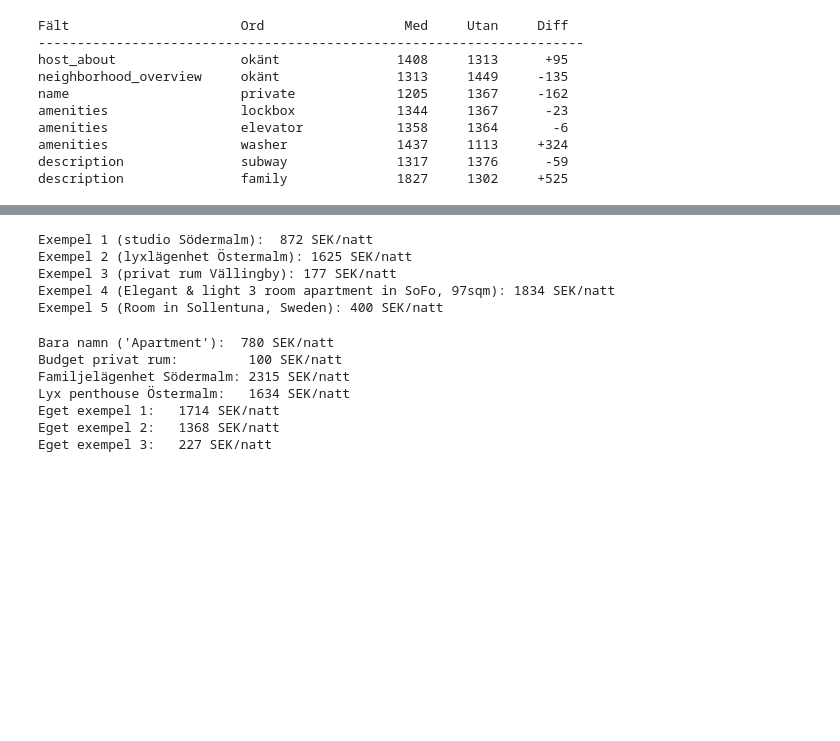
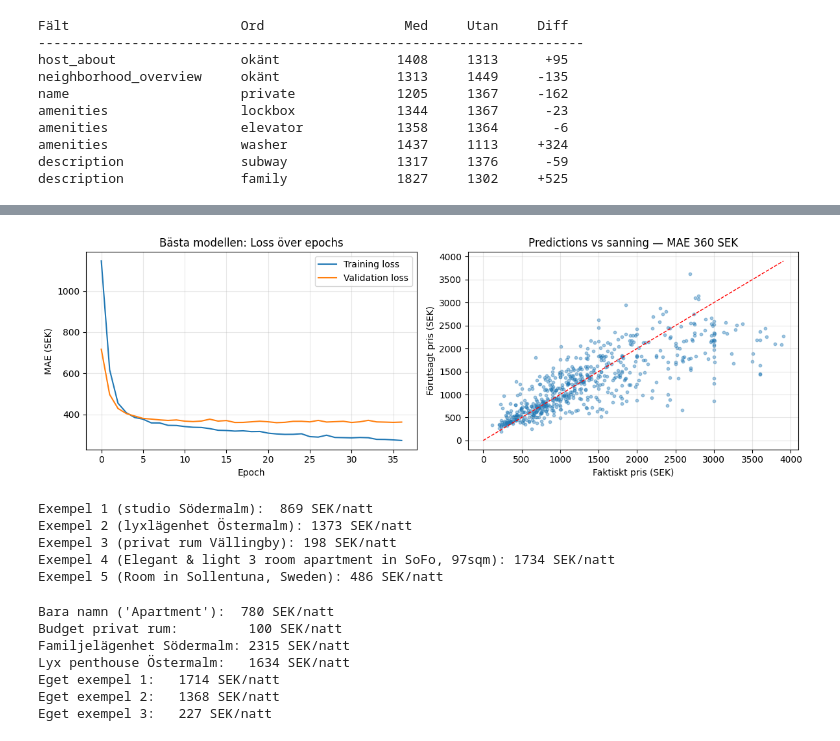
Before and after one commit to emilioano/AppliedAI, a Jupyter notebook: airbnb_prediction/DL_grupparbete_tensorflow_airbnb_draft.ipynb, the cells around one changed output, grey strips where cells are left out. Cells and saved outputs as stored; diff of their text form; code cells hidden in the pictures; blank space fills up the shorter version.

```diff
--- a/airbnb_prediction/DL_grupparbete_tensorflow_airbnb_draft.ipynb
+++ b/airbnb_prediction/DL_grupparbete_tensorflow_airbnb_draft.ipynb
@@ -839,9 +1038,12 @@ Kategorisk      44.332721     11.2
 
 import keras_tuner as kt
 import tensorflow as tf
+import numpy as np
+from sklearn.metrics import r2_score
 
 # ============================================================
 # STEG 1: Definiera build_model med hyperparametrar
+# (Reducerad sökrymd: 64 kombinationer istället för 2 916)
 # ============================================================
 def build_model(hp):
     model = tf.keras.Sequential([
@@ -849,25 +1051,25 @@ def build_model(hp):
 
         # Första dolda lagret
         tf.keras.layers.Dense(
-            units=hp.Choice("n_neurons_layer1", [64, 128, 256]),
-            activation=hp.Choice("activation", ["relu", "tanh"])
+            units=hp.Choice("n_neurons_layer1", [128, 256]),
+            activation="relu"
         ),
         tf.keras.layers.Dropout(
-            hp.Choice("dropout_rate_layer1", [0.2, 0.3, 0.4])
+            hp.Choice("dropout_rate_layer1", [0.3, 0.4])
         ),
 
         # Andra dolda lagret
         tf.keras.layers.Dense(
-            units=hp.Choice("n_neurons_layer2", [32, 64, 128]),
-            activation=hp.Choice("activation_layer2", ["relu", "tanh"])
+            units=hp.Choice("n_neurons_layer2", [64, 128]),
+            activation="relu"
         ),
         tf.keras.layers.Dropout(
-            hp.Choice("dropout_rate_layer2", [0.2, 0.3, 0.4])
+            hp.Choice("dropout_rate_layer2", [0.2, 0.3])
         ),
 
         # Tredje dolda lagret (mindre)
         tf.keras.layers.Dense(
-            units=hp.Choice("n_neurons_layer3", [16, 32, 64]),
+            units=hp.Choice("n_neurons_layer3", [32, 64]),
             activation="relu"
         ),
 
@@ -876,7 +1078,7 @@ def build_model(hp):
     ])
 
     # Optimerare med olika learning rates
-    learning_rate = hp.Choice("learning_rate", [0.001, 0.0005, 0.0001])
+    learning_rate = hp.Choice("learning_rate", [0.001, 0.0005])
     optimizer = tf.keras.optimizers.Adam(learning_rate=learning_rate)
 
     model.compile(
@@ -903,8 +1105,7 @@ tuner.search_space_summary()
 
 # ============================================================
 # STEG 3: Kör grid search
-# OBS: detta tar tid! 3*3*3*3*3*3 = 729 kombinationer
-# Vi minskar genom att låta EarlyStopping stoppa dåliga försök
+# 64 kombinationer × upp till 100 epochs (med Early Stopping)
 # ============================================================
 early_stop = tf.keras.callbacks.EarlyStopping(
     monitor="val_loss", patience=5, restore_best_weights=True
@@ -914,10 +1115,10 @@ print("\nStartar Grid Search... (tar några minuter)")
 tuner.search(
     X_train_full, y_train,
     validation_split=0.2,
-    epochs=30,
+    epochs=100,
     batch_size=32,
     callbacks=[early_stop],
-    verbose=1  # tysta om vi vill med 0 så vi inte drunknar i output
+    verbose=1
 )
 
 # ============================================================
@@ -929,10 +1130,8 @@ print("\n" + "=" * 60)
 print("BÄSTA HYPERPARAMETRAR FUNNA")
 print("=" * 60)
 print(f"  Neuroner lager 1:        {best_hps.get('n_neurons_layer1')}")
-print(f"  Aktivering lager 1:      {best_hps.get('activation')}")
 print(f"  Dropout lager 1:         {best_hps.get('dropout_rate_layer1')}")
 print(f"  Neuroner lager 2:        {best_hps.get('n_neurons_layer2')}")
-print(f"  Aktivering lager 2:      {best_hps.get('activation_layer2')}")
 print(f"  Dropout lager 2:         {best_hps.get('dropout_rate_layer2')}")
 print(f"  Neuroner lager 3:        {best_hps.get('n_neurons_layer3')}")
 print(f"  Learning rate:           {best_hps.get('learning_rate')}")
@@ -948,7 +1147,7 @@ early_stop_final = tf.keras.callbacks.EarlyStopping(
     monitor="val_loss", patience=15, restore_best_weights=True
 )
 
-print("\nTränar bästa modellen i 100 epochs...")
+print("\nTränar bästa modellen i upp till 100 epochs...")
 history_best = best_model.fit(
     X_train_full, y_train,
     validation_data=(X_test_full, y_test),
@@ -959,30 +1158,41 @@ history_best = best_model.fit(
 )
 
 # ============================================================
-# STEG 6: Utvärdera bästa modellen
+# STEG 6: Utvärdera bästa modellen med alla mätvärden
 # ============================================================
 y_pred_best = best_model.predict(X_test_full).flatten()
-mae_best = np.mean(np.abs(y_pred_best - y_test))
-rmse_best = np.sqrt(np.mean((y_pred_best - y_test) ** 2))
+
+mae_best   = np.mean(np.abs(y_pred_best - y_test))
+rmse_best  = np.sqrt(np.mean((y_pred_best - y_test) ** 2))
+medae_best = np.median(np.abs(y_test - y_pred_best))
+mape_best  = np.mean(np.abs((y_test - y_pred_best) / y_test)) * 100
+r2_best    = r2_score(y_test, y_pred_best)
 
 mean_pred = y_train.mean()
 mae_base = np.mean(np.abs(y_test - mean_pred))
 
 print("\n" + "=" * 60)
-print("BÄSTA MODELLEN — RESULTAT")
+print("PIPELINE 2 — GRID SEARCH OPTIMERAD")
 print("=" * 60)
-print(f"MAE 'gissa medel':         {mae_base:.1f} SEK")
-print(f"MAE pipeline 1 (text):     442.4 SEK")
-print(f"MAE pipeline 2 (allt):     361.7 SEK")
-print(f"MAE bästa modell:          {mae_best:.1f} SEK   ← ny")
-print(f"RMSE:                      {rmse_best:.1f} SEK")
-print(f"Relativt fel:              {mae_best/y_test.mean()*100:.1f}%")
+print(f"Jämförelse:")
+print(f"  MAE 'gissa medel':       {mae_base:.1f} SEK")
+print(f"  MAE pipeline 1 (text):   441.7 SEK    R² 0.447")
+print(f"  MAE pipeline 2 (allt):   361.7 SEK    R² 0.613")
+print(f"  MAE Grid Search:         {mae_best:.1f} SEK    R² {r2_best:.3f}   ← ny")
+print(f"")
+print(f"Detaljerat:")
+print(f"  MAE:       {mae_best:>7.1f} SEK")
+print(f"  Median AE: {medae_best:>7.1f} SEK")
+print(f"  RMSE:      {rmse_best:>7.1f} SEK")
+print(f"  MAPE:      {mape_best:>7.1f} %")
+print(f"  R²:        {r2_best:>7.3f}")
+print(f"  Relativt fel: {mae_best/y_test.mean()*100:.1f}%")
 
 # ============================================================
 # STEG 7: Spara bästa modellen
 # ============================================================
-best_model.save("best_airbnb_model.h5")
-print("\nBästa modellen sparad som best_airbnb_model.h5")
+#best_model.save("best_airbnb_model.h5")
+#print("\nBästa modellen sparad som best_airbnb_model.h5")
 
 # ============================================================
 # STEG 8: Plotta loss-kurvan
@@ -1011,3 +1221,4 @@ plt.grid(True, alpha=0.3)
 
 plt.tight_layout()
 plt.show()
+# %% [output]
@@ -1013,0 +1242 @@ plt.show()
+[figure, added]
@@ -1022,7 +1253,7 @@ plt.show()
 # Mata in en bostads-beskrivning → få pris
 # ============================================================
 
-def estimate_price(listing_dict, model=model_full):
+def estimate_price(listing_dict, model=best_model):
     """
     Estimera pris för en AirBnB-listing.
 
@@ -1249,11 +1480,11 @@ listing_5 = {
 price_5 = estimate_price(listing_5)
 print(f"Exempel 5 (Room in Sollentuna, Sweden): {price_5:.0f} SEK/natt")
 # %% [output]
-Exempel 1 (studio Södermalm):  872 SEK/natt
-Exempel 2 (lyxlägenhet Östermalm): 1625 SEK/natt
-Exempel 3 (privat rum Vällingby): 177 SEK/natt
-Exempel 4 (Elegant & light 3 room apartment in SoFo, 97sqm): 1834 SEK/natt
-Exempel 5 (Room in Sollentuna, Sweden): 400 SEK/natt
+Exempel 1 (studio Södermalm):  869 SEK/natt
+Exempel 2 (lyxlägenhet Östermalm): 1373 SEK/natt
+Exempel 3 (privat rum Vällingby): 198 SEK/natt
+Exempel 4 (Elegant & light 3 room apartment in SoFo, 97sqm): 1734 SEK/natt
+Exempel 5 (Room in Sollentuna, Sweden): 486 SEK/natt
 # %%
 # Version 2, endast textvariabler. Enklare att fylla i manuellt men tappar en del prestanda såklart
 
```
Also changed, not shown: parts of 12 cells of this notebook.
